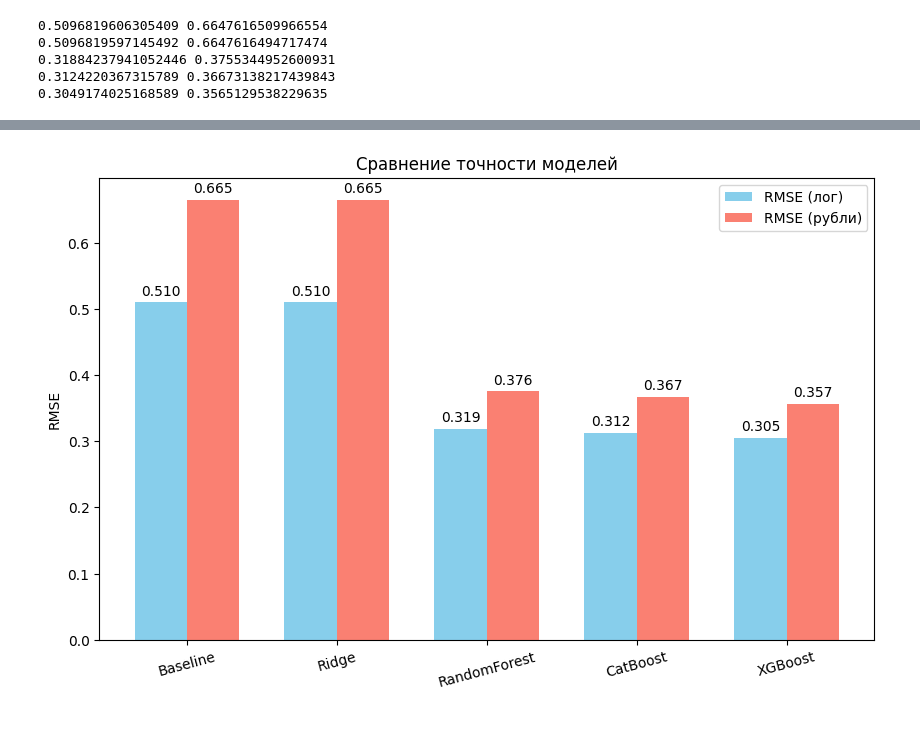
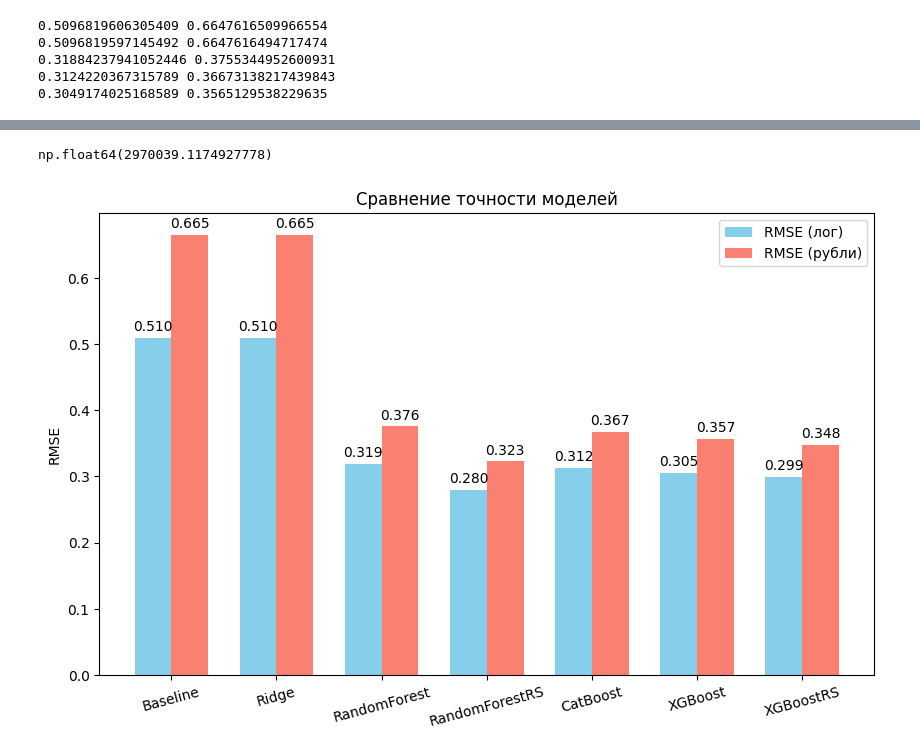
Before and after one commit to NikAles/apartments-russia-regression, a Jupyter notebook: main.ipynb, the cells around one changed output, grey strips where cells are left out. Drawn from its saved outputs; the diff is of its cells as text; code cells hidden in the pictures; blank space fills up the shorter version.

```diff
--- a/main.ipynb
+++ b/main.ipynb
@@ -287,7 +287,7 @@ print(f"В рублях: {rub_ridge}")
 from sklearn.ensemble import RandomForestRegressor
 from sklearn.metrics import mean_squared_error
 
-sample = encode_df.sample(200_000, random_state=42)
+sample = encode_df.sample(200000, random_state=42)
 X_sample = sample.drop(columns=['price'])
 y_sample = sample['price']
 
@@ -528,0 +708,7 @@ print(rmse_log_xgb, rmse_rub_xgb)
+# %%
+X = encode_df.drop(['price'], axis=1)
+y = encode_df['price']
+
+sample_500_xgb = encode_df.sample(500000, random_state=42)
+X_sample_xgb_rs = sample_500_xgb.drop(columns=['price'])
+y_sample_xgb_rs = sample_500_xgb['price']
@@ -528,0 +762,11 @@ print(rmse_log_xgb, rmse_rub_xgb)
+# %%
+X_train, X_test, y_train, y_test = train_test_split(X, y, test_size=0.2, random_state=42)
+
+best_model_xgb = random_search_xgb.best_estimator_
+y_pred_xgb_rs = best_model_xgb.predict(X_test)
+
+rmse_log_xgb_rs = np.sqrt(mean_squared_error(y_test, y_pred_xgb_rs))
+rmse_rub_xgb_rs = np.expm1(rmse_log_xgb_rs)
+
+print(f"RMSE в логарифмах: {rmse_log_xgb_rs}")
+print(f"RMSE в рублях: {rmse_rub_xgb_rs}")
@@ -529,44 +800,55 @@ print(rmse_log_xgb, rmse_rub_xgb)
+# %%
+unlog_y_pred_xgb_rs = np.expm1(y_pred_xgb_rs)
+unlog_y_test = np.expm1(y_test)
+unlog_rmse_rub = np.sqrt(mean_squared_error(unlog_y_test, unlog_y_pred_xgb_rs))
+unlog_rmse_rub
+# %% [output]
+np.float64(2970039.1174927778)
 # %%
 rmse_log = [
     qwe,
     qwe_ridge,
     qwe_RFR,
+    qwe_RFR_500,
     rmse_log_cat,
-    rmse_log_xgb
+    rmse_log_xgb,
+    rmse_log_xgb_rs
 ]
 
 rmse_rub = [
     rub,
     rub_ridge,
     rub_RFR,
+    rub_RFR_500,
     rmse_rub_cat,
-    rmse_rub_xgb
+    rmse_rub_xgb,
+    rmse_rub_xgb_rs
 ]
 
-models = ["Baseline", "Ridge", "RandomForest", "CatBoost", "XGBoost"]
+models = ["Baseline", "Ridge", "RandomForest", "RandomForestRS", "CatBoost", "XGBoost","XGBoostRS"]
 
 x = np.arange(len(models))
 width = 0.35
 
 fig, ax = plt.subplots(figsize=(10,6))
 
 bars1 = ax.bar(x - width/2, rmse_log, width, label="RMSE (лог)", color="skyblue")
 bars2 = ax.bar(x + width/2, rmse_rub, width, label="RMSE (рубли)", color="salmon")
 
 ax.set_ylabel("RMSE")
 ax.set_title("Сравнение точности моделей")
 ax.set_xticks(x)
 ax.set_xticklabels(models, rotation=15)
 ax.legend()
 
 for bar in bars1 + bars2:
     h = bar.get_height()
     ax.annotate(f'{h:.3f}',
                 xy=(bar.get_x() + bar.get_width()/2, h),
                 xytext=(0,3),
                 textcoords="offset points",
                 ha='center', va='bottom')
 
 plt.show()
 # %% [output]
-[figure, old version]
+[figure, new version]
```
Also changed, not shown: parts of 20 cells of this notebook.
